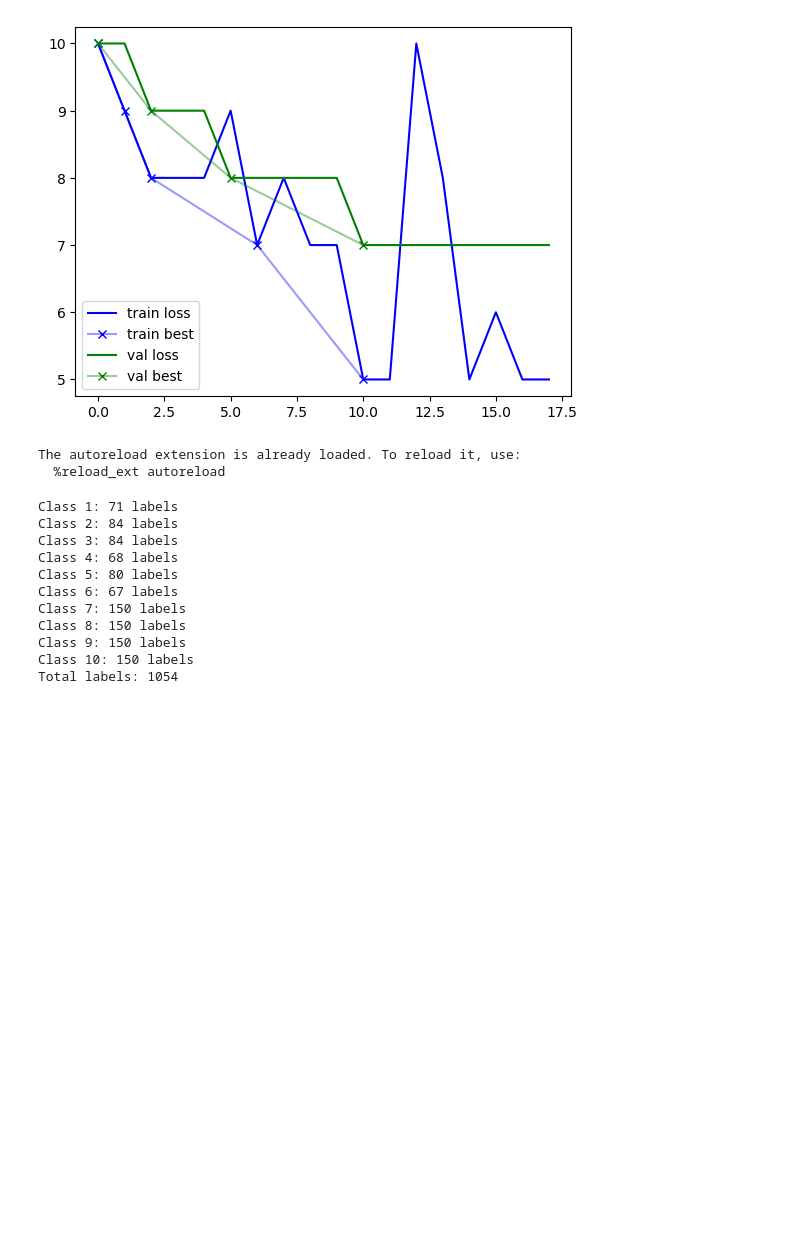
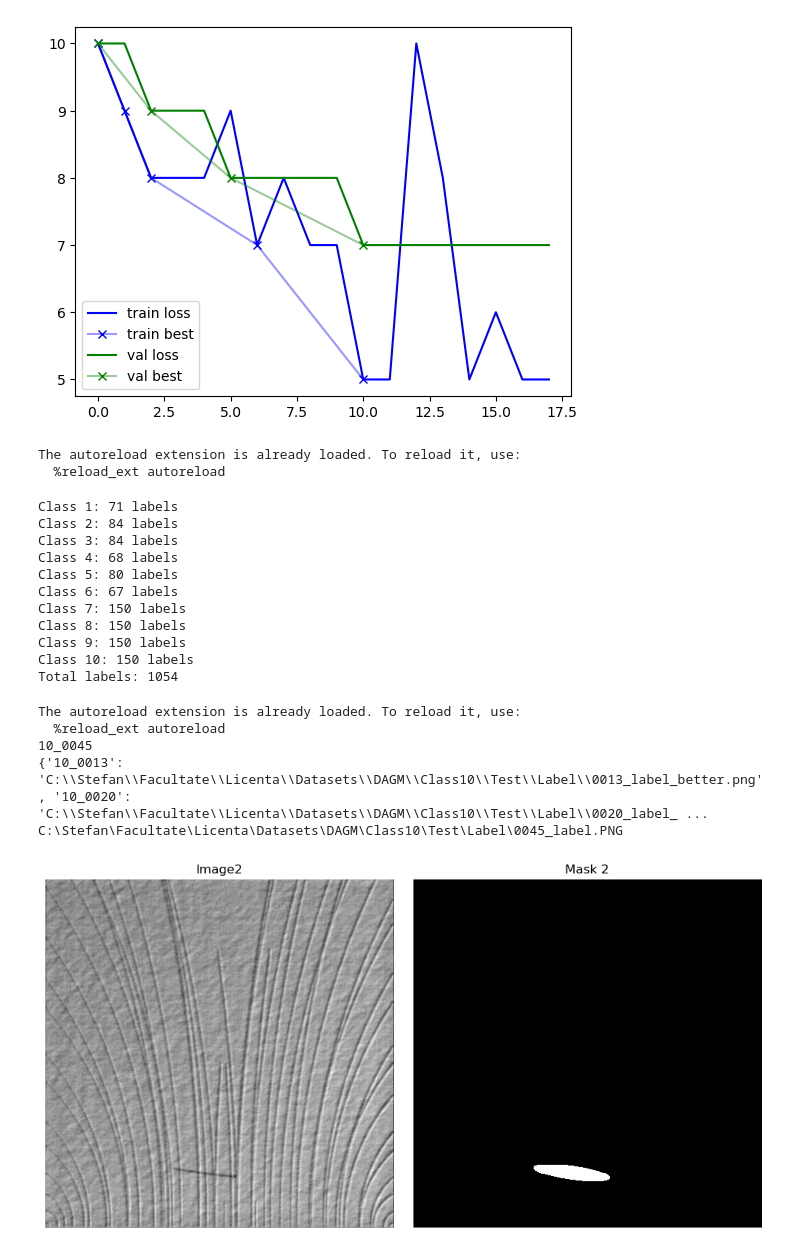
Before and after one commit to popastefan10/DeepAD, a Jupyter notebook: notebooks/playground.ipynb, the cells around one changed output. Drawn from its saved outputs; the diff is of its cells as text; code cells hidden in the pictures; blank space fills up the shorter version.

Commit message:
Use better labels

```diff
--- a/notebooks/playground.ipynb
+++ b/notebooks/playground.ipynb
@@ -111,3 +111,27 @@ Class 8: 150 labels
 Class 9: 150 labels
 Class 10: 150 labels
 Total labels: 1054
+# %%
+%load_ext autoreload
+%autoreload 2
+%matplotlib inline
+from src.deep_ad.config import Config
+from src.deep_ad.data.dagm_dataset import DAGMDataset
+from src.deep_ad.image import plot_images
+from src.deep_ad.transforms import create_test_transform
+
+config = Config(root_dir="..", config_path="../default_config.yml")
+test_dataset = DAGMDataset(
+    config.DAGM_raw_dir, transform=create_test_transform(), classes=[10], type="Defect-only", train=False
+)
+idx = 2
+image, image_mask = test_dataset[idx]
+image, image_mask = image.squeeze(), image_mask.squeeze()
+plot_images([image, image_mask], [f"Image{idx}", f"Mask {idx}"], rows=1, cols=2, figsize=(10, 5))
+# %% [output]
+The autoreload extension is already loaded. To reload it, use:
+  %reload_ext autoreload
+10_0045
+{'10_0013': 'C:\\Stefan\\Facultate\\Licenta\\Datasets\\DAGM\\Class10\\Test\\Label\\0013_label_better.png', '10_0020': 'C:\\Stefan\\Facultate\\Licenta\\Datasets\\DAGM\\Class10\\Test\\Label\\0020_label_ ...
+C:\Stefan\Facultate\Licenta\Datasets\DAGM\Class10\Test\Label\0045_label.PNG
+[figure, added]
```
Also changed, not shown: 2 other files.
